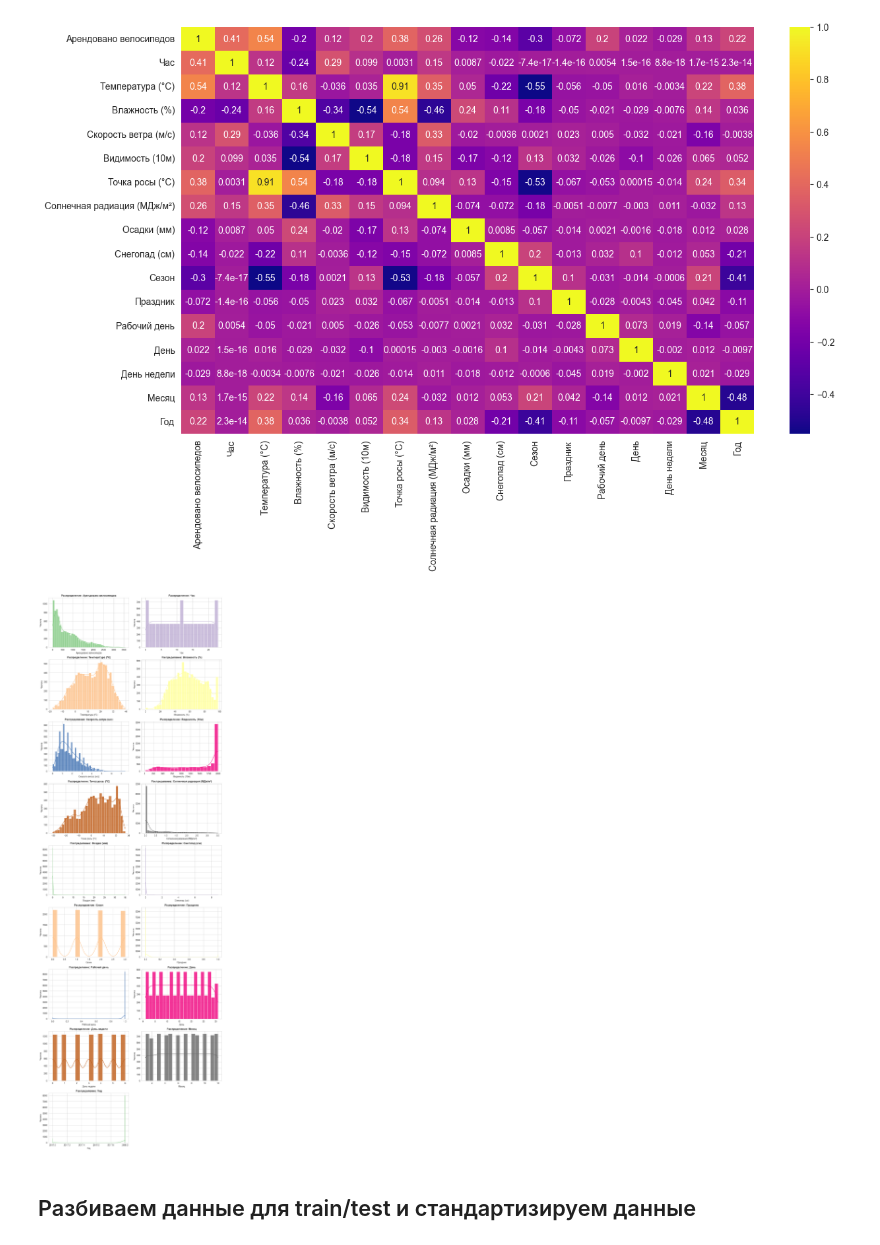
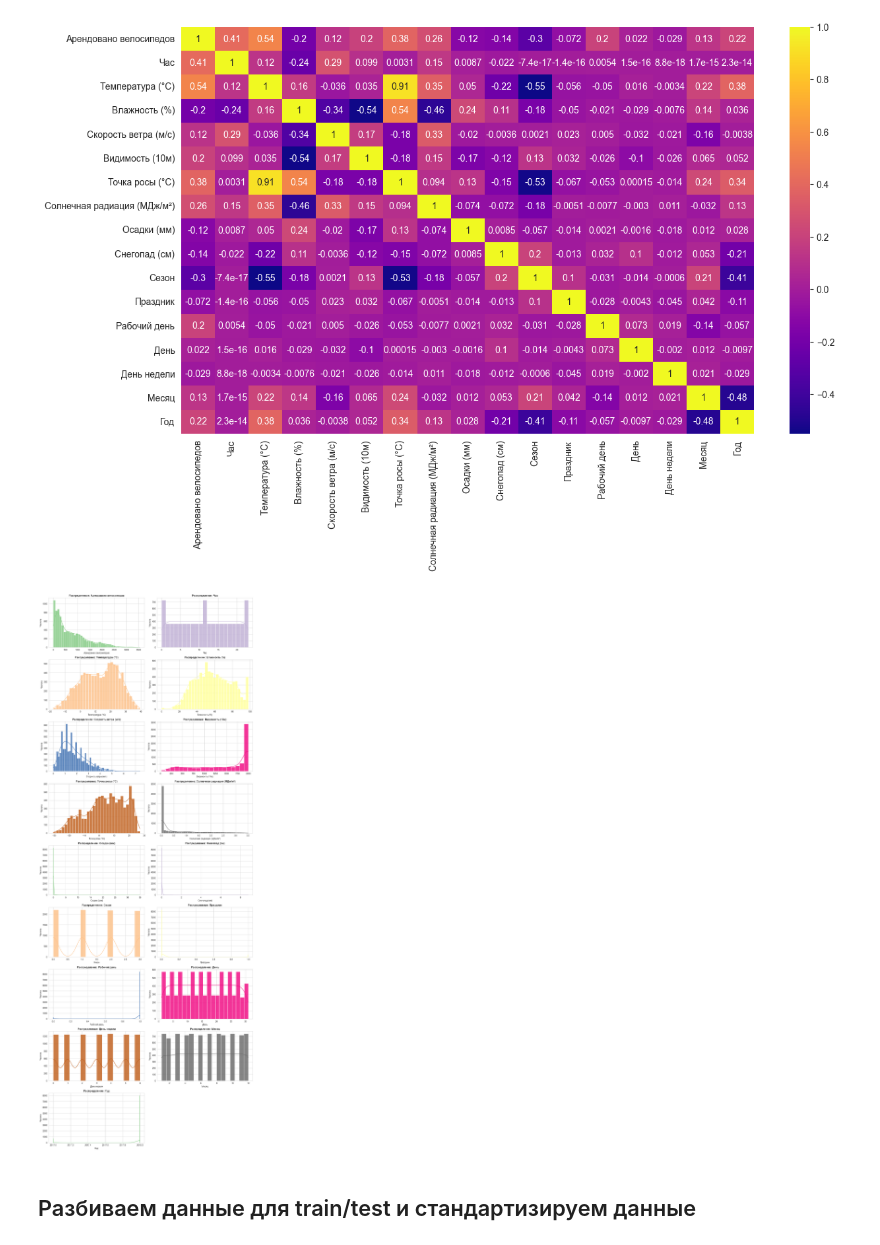
Before and after one commit to avpole/ML-Basic-homeworks, a Jupyter notebook: final_project/final_project.ipynb, the cells around one changed output. Drawn from its saved outputs; the diff is of its cells as text; code cells hidden in the pictures.

```diff
--- a/final_project/final_project.ipynb
+++ b/final_project/final_project.ipynb
@@ -239,33 +239,33 @@ plt.show()
 # %%
 # Стиль графиков
 sns.set_style("whitegrid")
 plt.rcParams['axes.titleweight'] = 'bold'
 
 # Настройка сетки подграфиков
 num_cols = 2
-num_rows = (len(df.columns) + num_cols - 1) // num_cols
+num_rows = -(-len(df.columns) // num_cols)
 
-fig, axes = plt.subplots(num_rows, num_cols, figsize=(12, num_rows * 4))
+fig, axes = plt.subplots(num_rows, num_cols, figsize=(14, num_rows * 4))
 axes = axes.flatten()
 
 # Палитра цветов
 colors = sns.color_palette("Accent", len(df.columns))
 
 for i, col in enumerate(df.columns):
     rus_name = columns_translation.get(col, col)
-    sns.histplot(data=df[col], kde=True, color=colors[i], ax=axes[i], alpha=0.8)
+    sns.histplot(data=df[col], kde=True, color=colors[i], ax=axes[i], alpha=0.8, bins=24)
     axes[i].set_title(f'Распределение: {rus_name}')
     axes[i].set_xlabel(rus_name)
     axes[i].set_ylabel('Частота')
 
 # Удаляем лишние подграфики
 for j in range(i + 1, len(axes)):
     fig.delaxes(axes[j])
 
 plt.tight_layout()
 plt.show()
 # %% [output]
-[figure, old version]
+[figure, new version]
 # %% [markdown]
 ## Разбиваем данные для train/test и стандартизируем данные
 # %%
```
